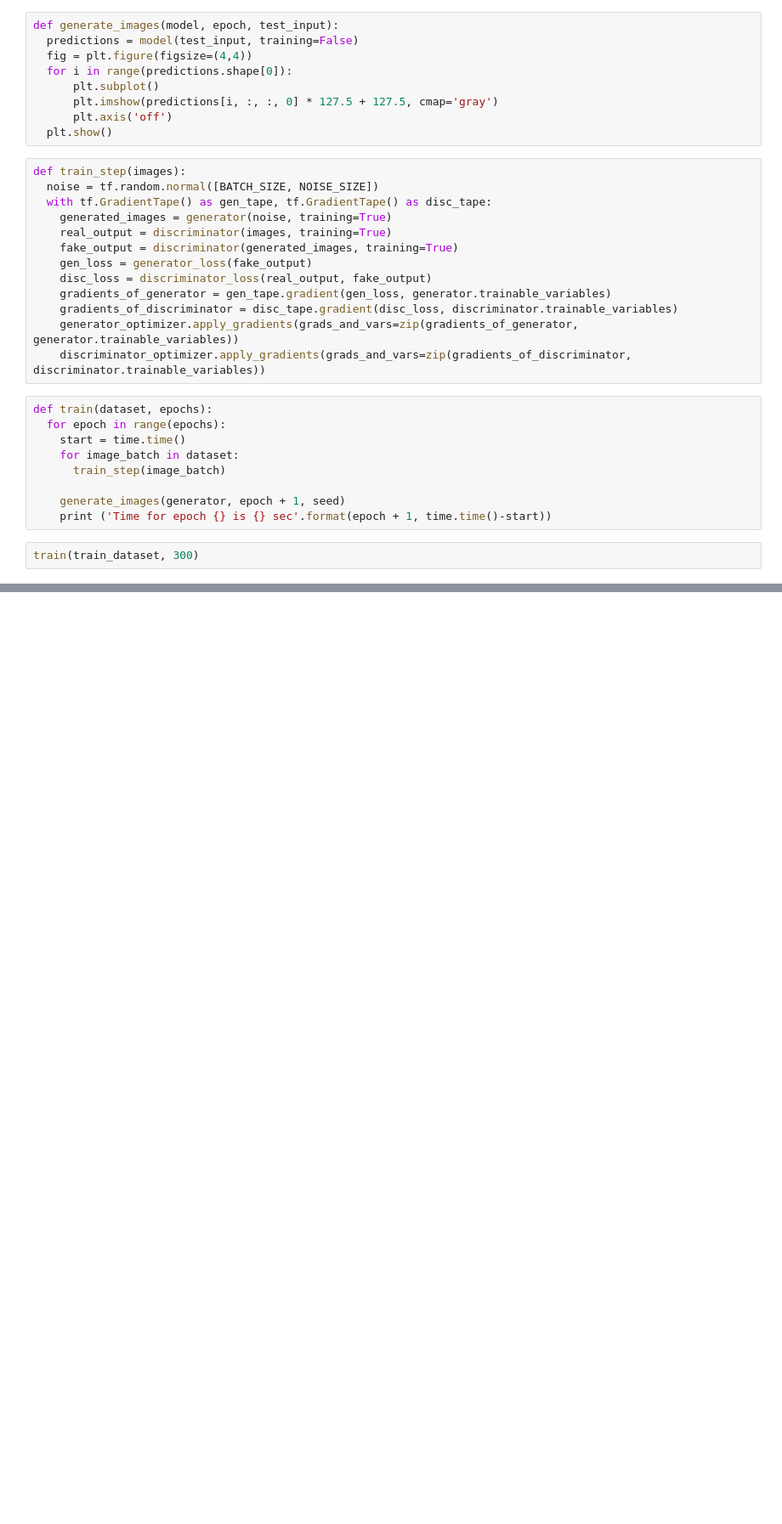
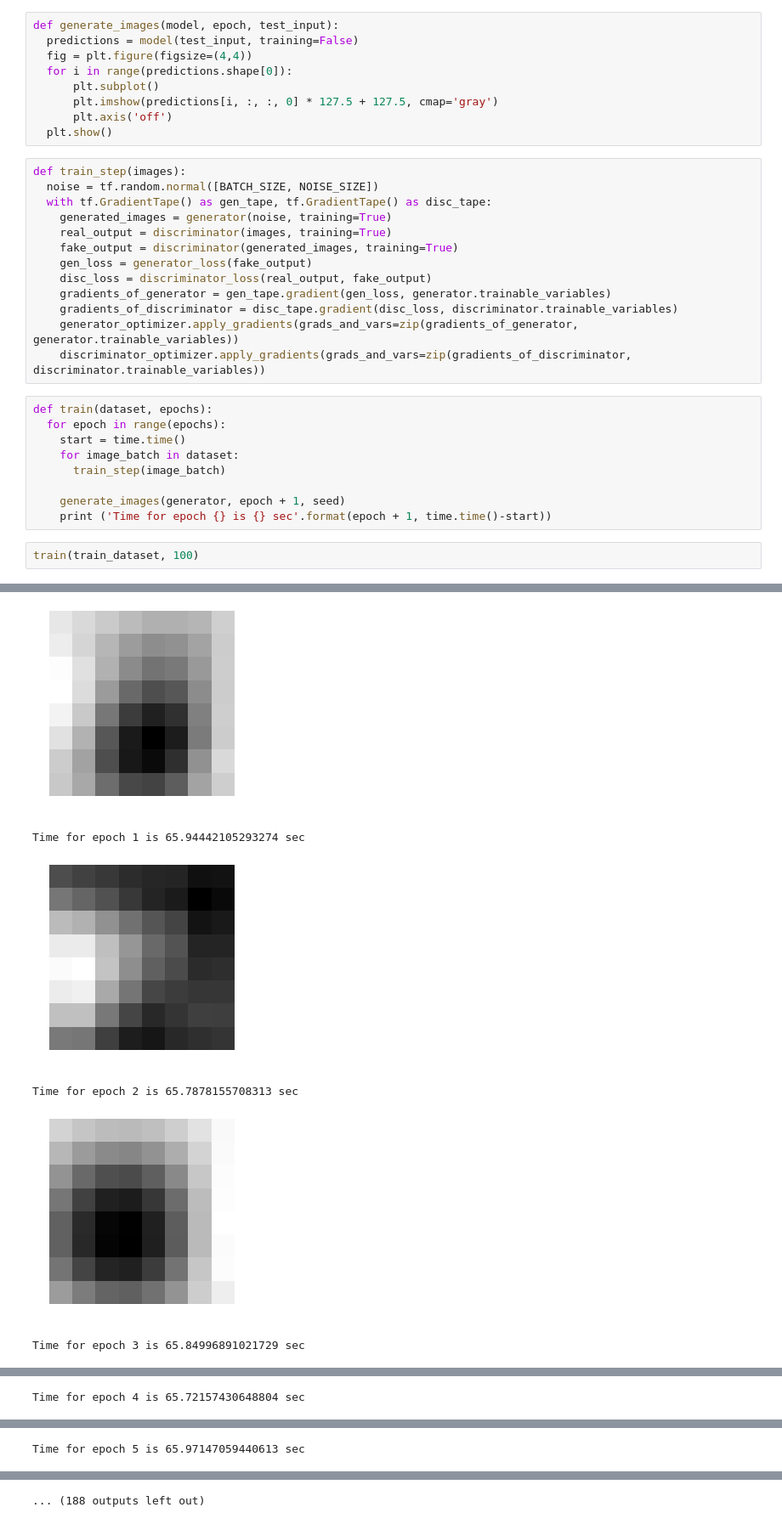
Before and after one commit to jimmyshah83/deep_learning, a Jupyter notebook: GAN_Keras.ipynb, the cells around one changed output, grey strips where cells are left out. Shown at 85% size. Saved outputs shown, nothing was run; the diff lists cells and outputs as text; blank space fills up the shorter version.

```diff
--- a/GAN_Keras.ipynb
+++ b/GAN_Keras.ipynb
@@ -177,4 +177,5 @@ def train(dataset, epochs):
     generate_images(generator, epoch + 1, seed)
     print ('Time for epoch {} is {} sec'.format(epoch + 1, time.time()-start))
 # %%
-train(train_dataset, 300)
+train(train_dataset, 100)
+# %% [output]
@@ -180,0 +184,6 @@ train(train_dataset, 300)
+[figure, added]
+Time for epoch 1 is 65.94442105293274 sec
+[figure, added]
+Time for epoch 2 is 65.7878155708313 sec
+[figure, added]
+Time for epoch 3 is 65.84996891021729 sec
@@ -180,0 +191 @@ train(train_dataset, 300)
+Time for epoch 4 is 65.72157430648804 sec
@@ -180,0 +193 @@ train(train_dataset, 300)
+Time for epoch 5 is 65.97147059440613 sec
@@ -180,0 +195 @@ train(train_dataset, 300)
+... (188 outputs left out)
```
Also changed, not shown: parts of 1 cell of this notebook.
